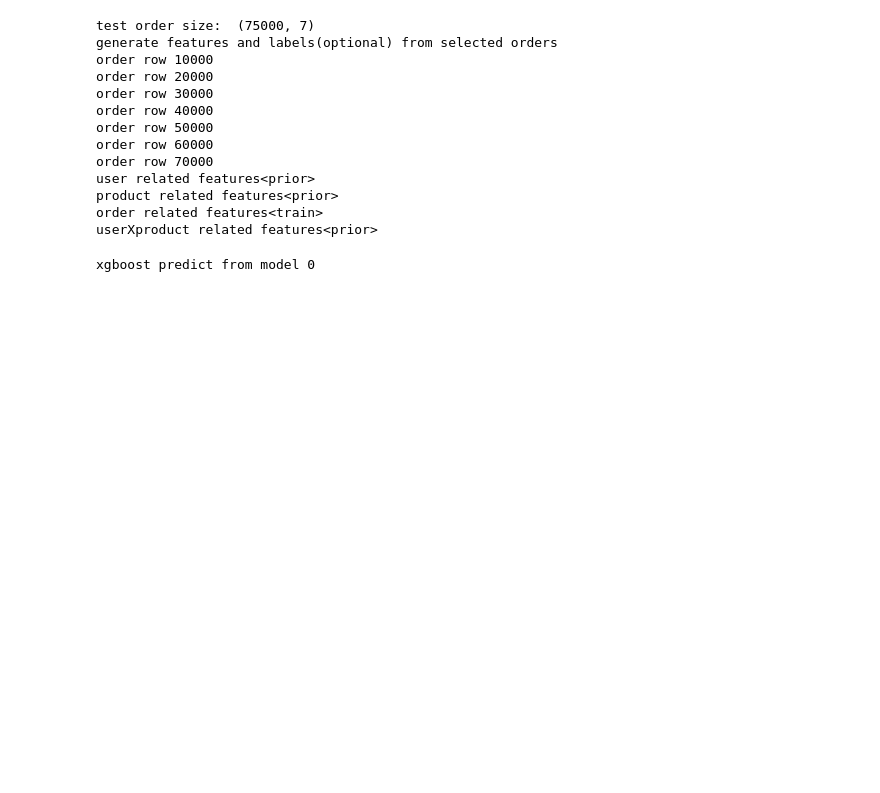
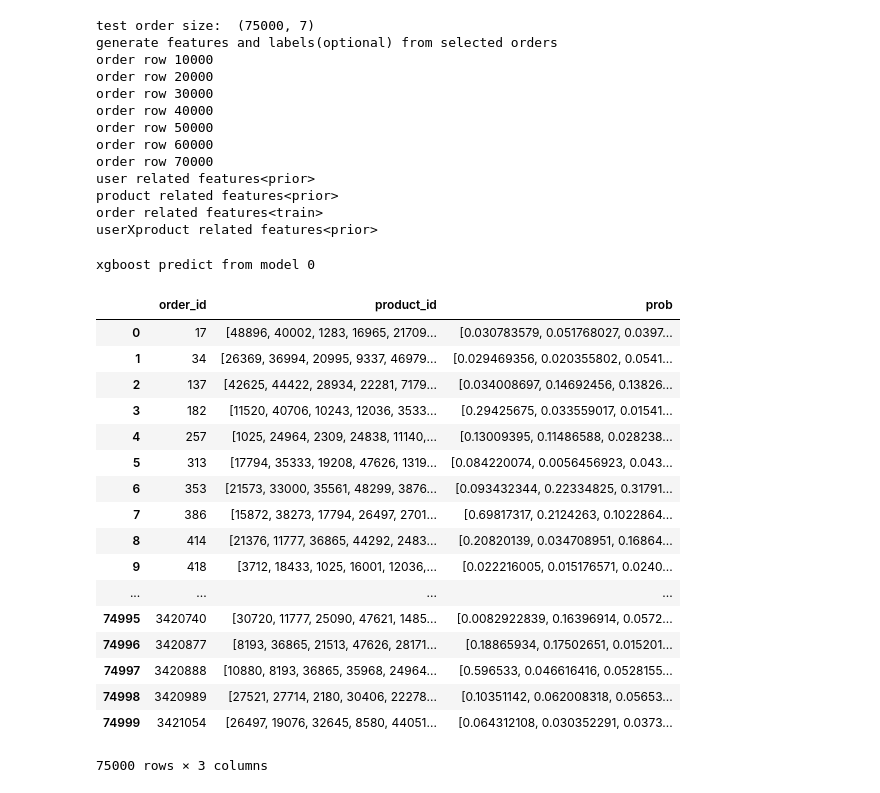
Before and after one commit to yyq263/Instacart_Competition, a Jupyter notebook: Instacart.ipynb, the cells around one changed output. Saved outputs shown, nothing was run; the diff lists cells and outputs as text; code cells hidden in the pictures; blank space fills up the shorter version.

```diff
--- a/Instacart.ipynb
+++ b/Instacart.ipynb
@@ -783,12 +783,32 @@ def benchmark(n=100, filename='runtimes.png'):
 # %%
 # maximize f1-score
 # 49689-->None
 # xgbst = xgb.Booster()
 # xgbst.load_model('./CV_0807_0.model')
-pred_result = pd.DataFrame()
-pred_result['order_id'] = df_test.groupby('order_id')['order_id'].apply(lambda x: x.iloc[0])
-pred_result['product_id'] = df_test.groupby('order_id')['product_id'].apply(list)
-pred_result['prob'] = df_test.groupby('order_id')['preds'].apply(list)
+pred_result = pd.read_csv('./82_features_THRESHOLD_0.2_15_fold_CV_0809_pred_prob.csv')
+display(pred_result)
+# pred_result['order_id'] = df_test.groupby('order_id')['order_id'].apply(lambda x: x.iloc[0])
+# pred_result['product_id'] = df_test.groupby('order_id')['product_id'].apply(list)
+# pred_result['prob'] = df_test.groupby('order_id')['preds'].apply(list)
+# %% [output]
+|  | order_id | product_id | prob |
+| 0 | 17 | [48896, 40002, 1283, 16965, 21709... | [0.030783579, 0.051768027, 0.0397... |
+| 1 | 34 | [26369, 36994, 20995, 9337, 46979... | [0.029469356, 0.020355802, 0.0541... |
+| 2 | 137 | [42625, 44422, 28934, 22281, 7179... | [0.034008697, 0.14692456, 0.13826... |
+| 3 | 182 | [11520, 40706, 10243, 12036, 3533... | [0.29425675, 0.033559017, 0.01541... |
+| 4 | 257 | [1025, 24964, 2309, 24838, 11140,... | [0.13009395, 0.11486588, 0.028238... |
+| 5 | 313 | [17794, 35333, 19208, 47626, 1319... | [0.084220074, 0.0056456923, 0.043... |
+| 6 | 353 | [21573, 33000, 35561, 48299, 3876... | [0.093432344, 0.22334825, 0.31791... |
+| 7 | 386 | [15872, 38273, 17794, 26497, 2701... | [0.69817317, 0.2124263, 0.1022864... |
+| 8 | 414 | [21376, 11777, 36865, 44292, 2483... | [0.20820139, 0.034708951, 0.16864... |
+| 9 | 418 | [3712, 18433, 1025, 16001, 12036,... | [0.022216005, 0.015176571, 0.0240... |
+| ... | ... | ... | ... |
+| 74995 | 3420740 | [30720, 11777, 25090, 47621, 1485... | [0.0082922839, 0.16396914, 0.0572... |
+| 74996 | 3420877 | [8193, 36865, 21513, 47626, 28171... | [0.18865934, 0.17502651, 0.015201... |
+| 74997 | 3420888 | [10880, 8193, 36865, 35968, 24964... | [0.596533, 0.046616416, 0.0528155... |
+| 74998 | 3420989 | [27521, 27714, 2180, 30406, 22278... | [0.10351142, 0.062008318, 0.05653... |
+| 74999 | 3421054 | [26497, 19076, 32645, 8580, 44051... | [0.064312108, 0.030352291, 0.0373... |
+75000 rows × 3 columns
 # %%
 basket_size = []
 count = 0
```
Also changed, not shown: parts of 4 cells of this notebook.
